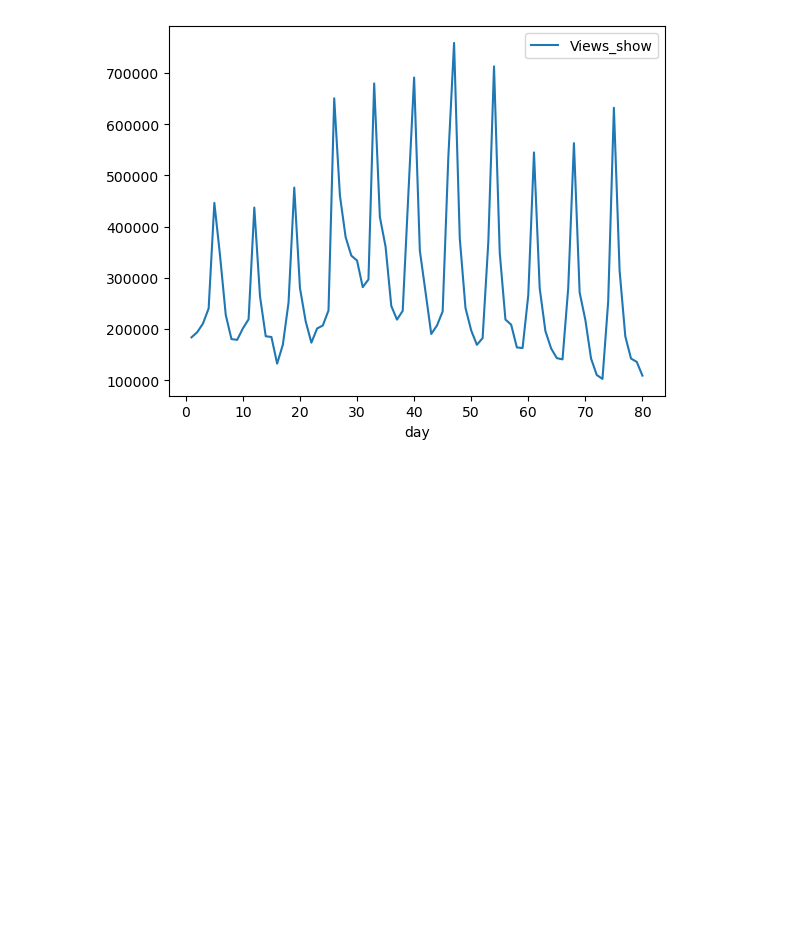
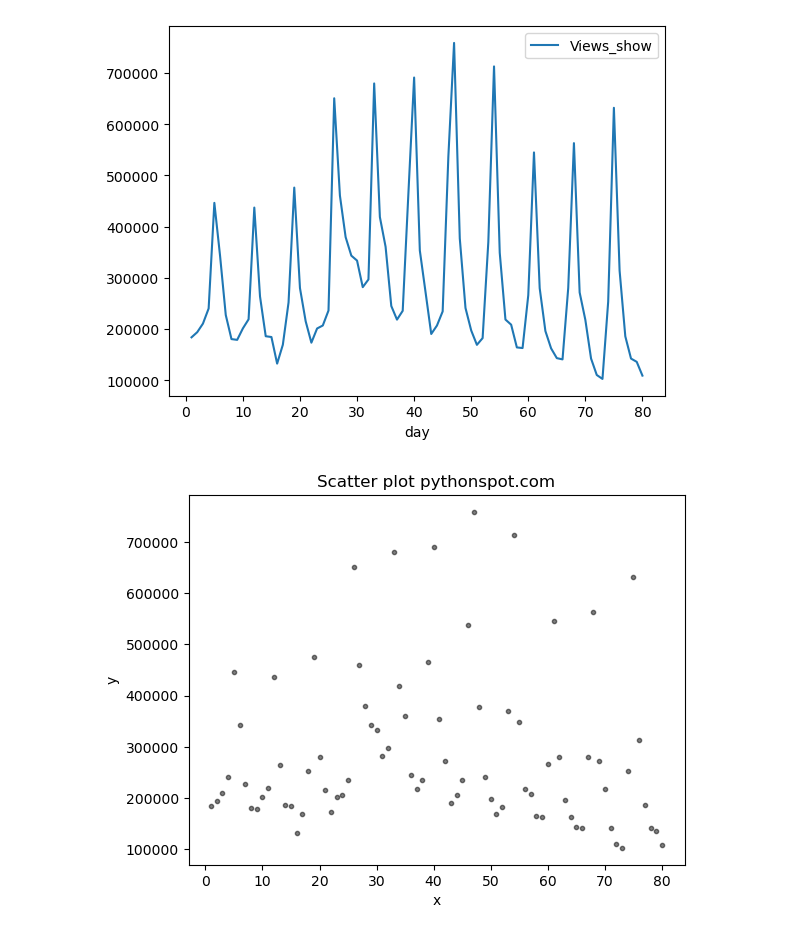
Before and after one commit to NimansalaBandara/mlr-show-views-prediction, a Jupyter notebook: mlr-show-views-prediction.ipynb, the cells around one changed output. Cells and saved outputs as stored; diff of their text form; code cells hidden in the pictures; blank space fills up the shorter version.

```diff
--- a/mlr-show-views-prediction.ipynb
+++ b/mlr-show-views-prediction.ipynb
@@ -44,3 +46,14 @@ media.plot.line(x = 'day', y = 'Views_show')
 plt.show()
 # %% [output]
 [figure]
+# %%
+# scatter plot (days vs views_show)
+colors = (0,0,0)
+area = np.pi*3
+plt.scatter(media.day, media.Views_show, s=area, c=colors, alpha=0.5)
+plt.title('Scatter plot pythonspot.com')
+plt.xlabel('x')
+plt.ylabel('y')
+plt.show()
+# %% [output]
+[figure, added]
```
Also changed, not shown: parts of 17 cells of this notebook, 1 other file.
